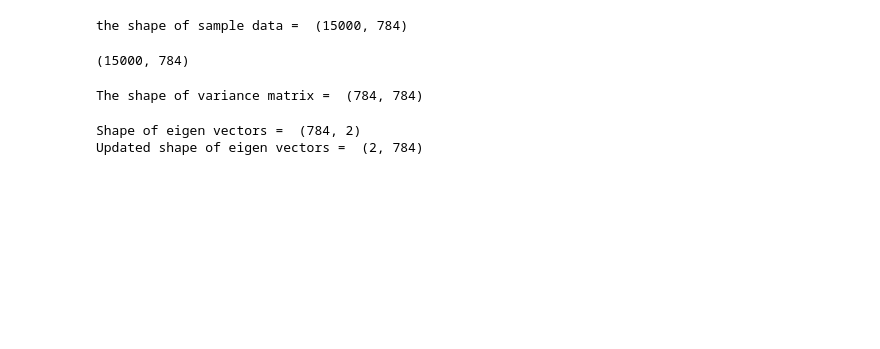
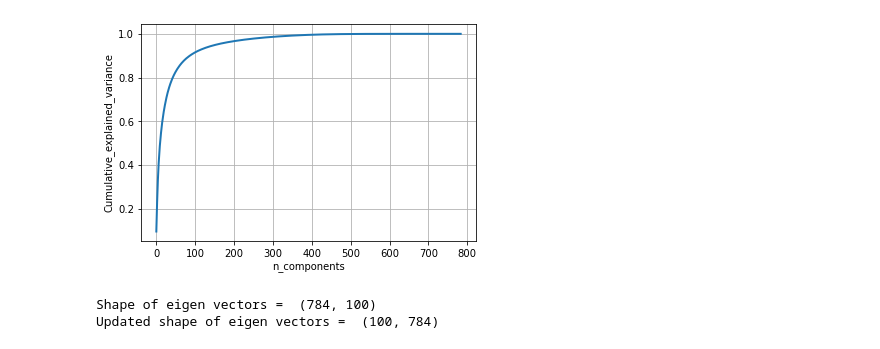
Before and after one commit to molumitu/PCA, a Jupyter notebook: main.ipynb, the cells around one changed output. Saved outputs shown, nothing was run; the diff lists cells and outputs as text; code cells hidden in the pictures; blank space fills up the shorter version.

```diff
--- a/main.ipynb
+++ b/main.ipynb
@@ -31,27 +1,26 @@ print(l[idx])
-# %%
-# Pick first 15K data-points to work on for time-effeciency.
-#Excercise: Perform the same analysis on all of 42K data-points.
-
-labels = l.head(15000)
-data = d.head(15000)
-
-print("the shape of sample data = ", data.shape)
-# %% [output]
-the shape of sample data =  (15000, 784)
-# %%
-# preprocessing: Standardize
-from sklearn.preprocessing import StandardScaler
-standardized_data = StandardScaler().fit_transform(data)
-print(standardized_data.shape)
-# %% [output]
-(15000, 784)
-# %%
-#find the co-variance matrix which is : A^T * A
-sample_data = standardized_data
-
-# matrix multiplication using numpy
-covar_matrix = np.matmul(sample_data.T , sample_data)
-
-print ( "The shape of variance matrix = ", covar_matrix.shape)
-# %% [output]
-The shape of variance matrix =  (784, 784)
+# %%
+import numpy as np
+import idx2numpy
+%matplotlib inline
+import matplotlib.pyplot as plt
+from sklearn import decomposition
+imagefile = 'train-images.idx3-ubyte'
+imagearray = idx2numpy.convert_from_file(imagefile_train)
+data = imagearray.reshape(60000, -1)
+data.shape
+# %%
+pca = decomposition.PCA()
+pca.n_components = 784
+pca_data = pca.fit_transform(data)
+percentage_var_explained = pca.explained_variance_ / np.sum(pca.explained_variance_)
+cum_var_explained = np.cumsum(percentage_var_explained)
+plt.figure(1, figsize=(6, 4))
+plt.clf()
+plt.plot(cum_var_explained, linewidth=2)
+plt.axis('tight')
+plt.grid()
+plt.xlabel('n_components')
+plt.ylabel('Cumulative_explained_variance')
+plt.savefig('Cumulative_explained_variance.png', dpi=600)
+# %% [output]
+[figure, added]
@@ -58,11 +67,14 @@ The shape of variance matrix =  (784, 784)
 # %%
 from scipy.linalg import eigh
-values, vectors = eigh(covar_matrix, eigvals=(782,783))
-
+from sklearn import decomposition
+pca = decomposition.PCA()
+pca.n_components = 784
+pca_data = pca.fit_transform(data)
+covar_matrix = pca.get_covariance()
+values, vectors = eigh(covar_matrix, eigvals=(684,783))
 print("Shape of eigen vectors = ",vectors.shape)
 vectors = vectors.T
-
 print("Updated shape of eigen vectors = ",vectors.shape)
 # %% [output]
-Shape of eigen vectors =  (784, 2)
-Updated shape of eigen vectors =  (2, 784)
+Shape of eigen vectors =  (784, 100)
+Updated shape of eigen vectors =  (100, 784)
```
Also changed, not shown: parts of 23 cells of this notebook, 1 other file.
